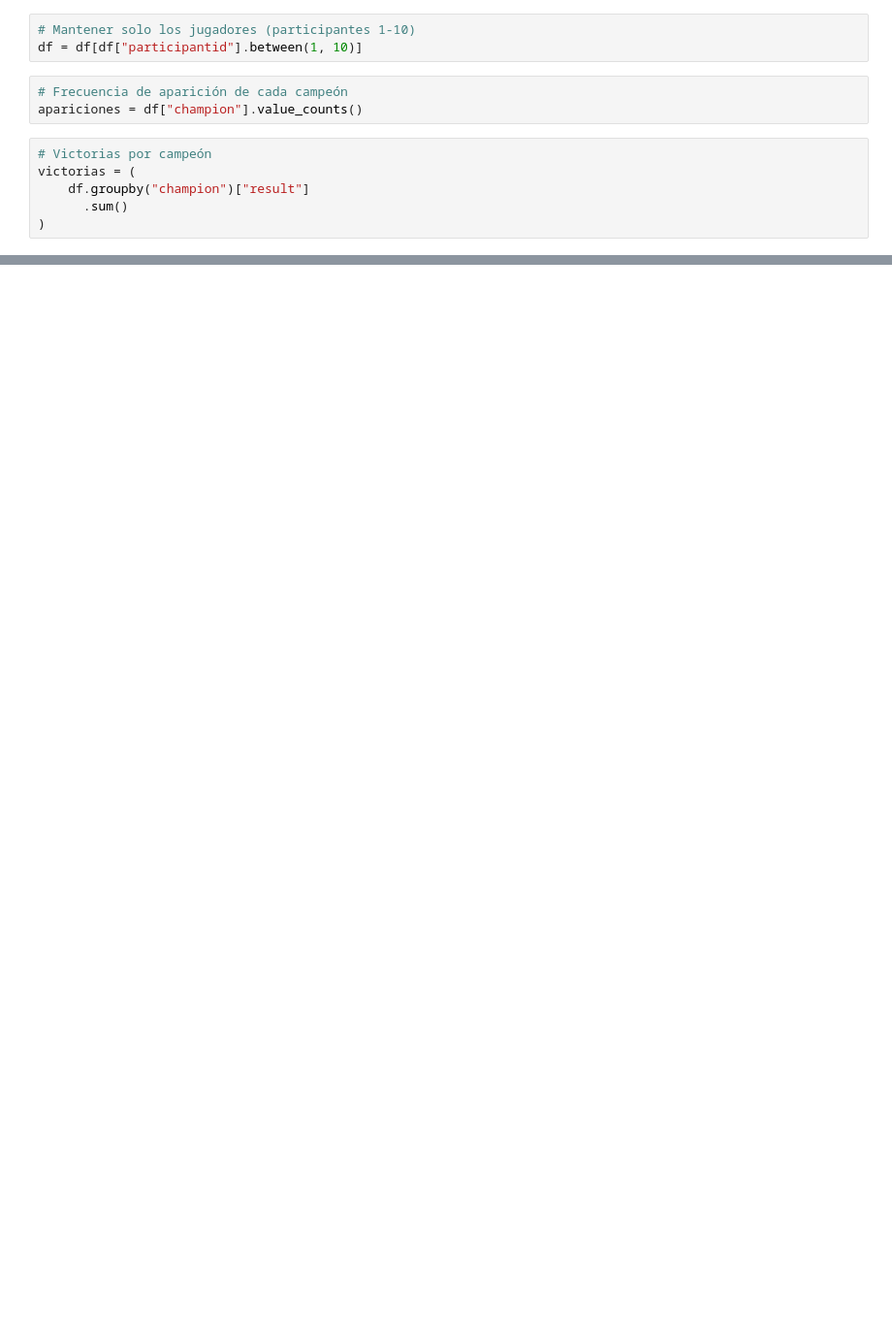
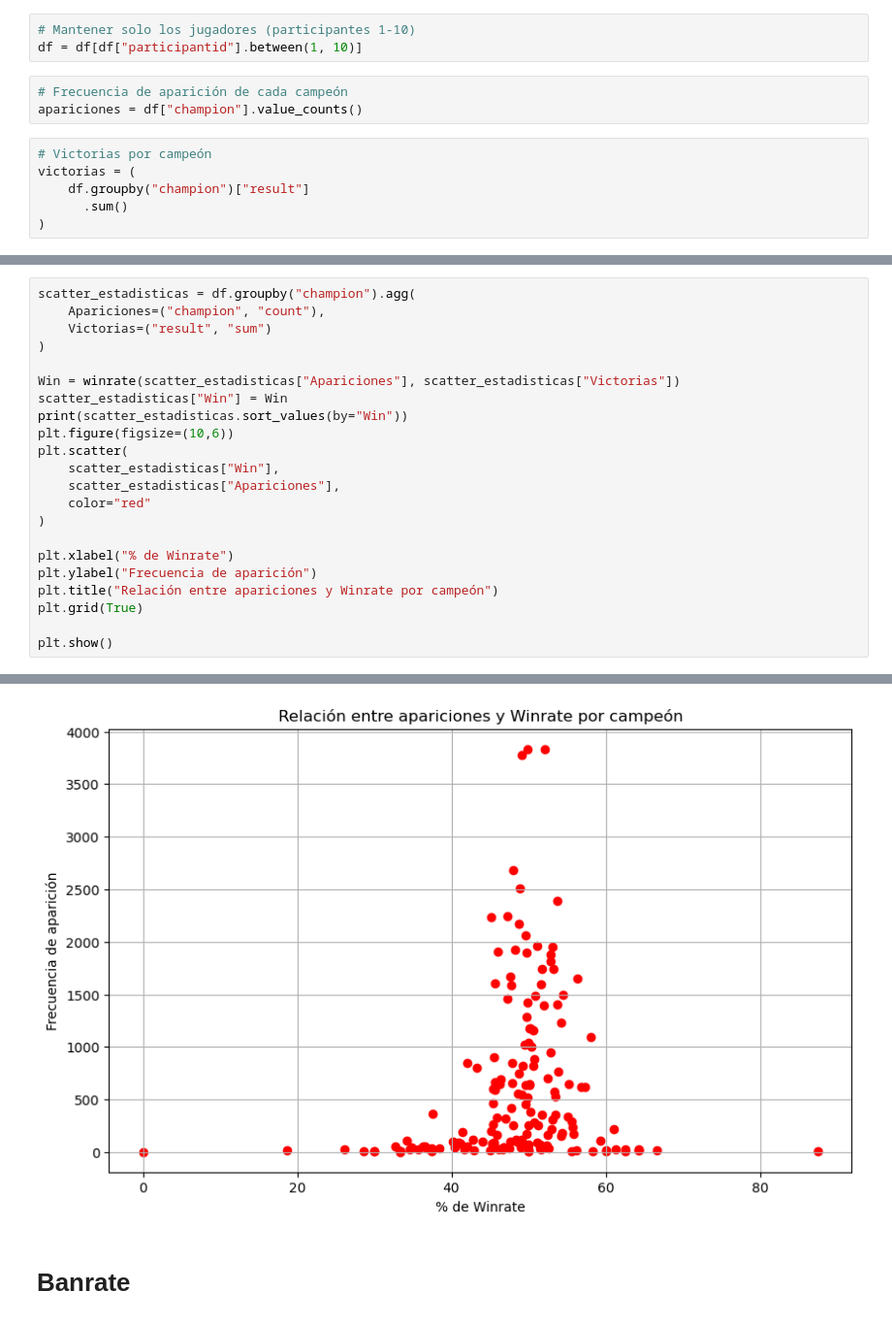
Before and after one commit to HAGSO2/Lol-Winrate-calc, a Jupyter notebook: Pre-procesing data/Pick ban rate vs champion winrate.ipynb, the cells around one changed output, grey strips where cells are left out. Shown at 97% size. Drawn from its saved outputs; the diff is of its cells as text; blank space fills up the shorter version.

```diff
--- a/Pre-procesing data/Pick ban rate vs champion winrate.ipynb
+++ b/Pre-procesing data/Pick ban rate vs champion winrate.ipynb
@@ -105,0 +222,23 @@ plt.show()
+# %%
+scatter_estadisticas = df.groupby("champion").agg(
+    Apariciones=("champion", "count"),
+    Victorias=("result", "sum")
+)
+
+Win = winrate(scatter_estadisticas["Apariciones"], scatter_estadisticas["Victorias"])
+scatter_estadisticas["Win"] = Win
+print(scatter_estadisticas.sort_values(by="Win"))
+plt.figure(figsize=(10,6))
+plt.scatter(
+    scatter_estadisticas["Win"],
+    scatter_estadisticas["Apariciones"],
+    color="red"
+)
+
+plt.xlabel("% de Winrate")
+plt.ylabel("Frecuencia de aparición")
+plt.title("Relación entre apariciones y Winrate por campeón")
+plt.grid(True)
+
+plt.show()
+# %% [output]
@@ -105,0 +260,3 @@ plt.show()
+[figure, added]
+# %% [markdown]
+# Banrate
```
Also changed, not shown: parts of 35 cells of this notebook.
